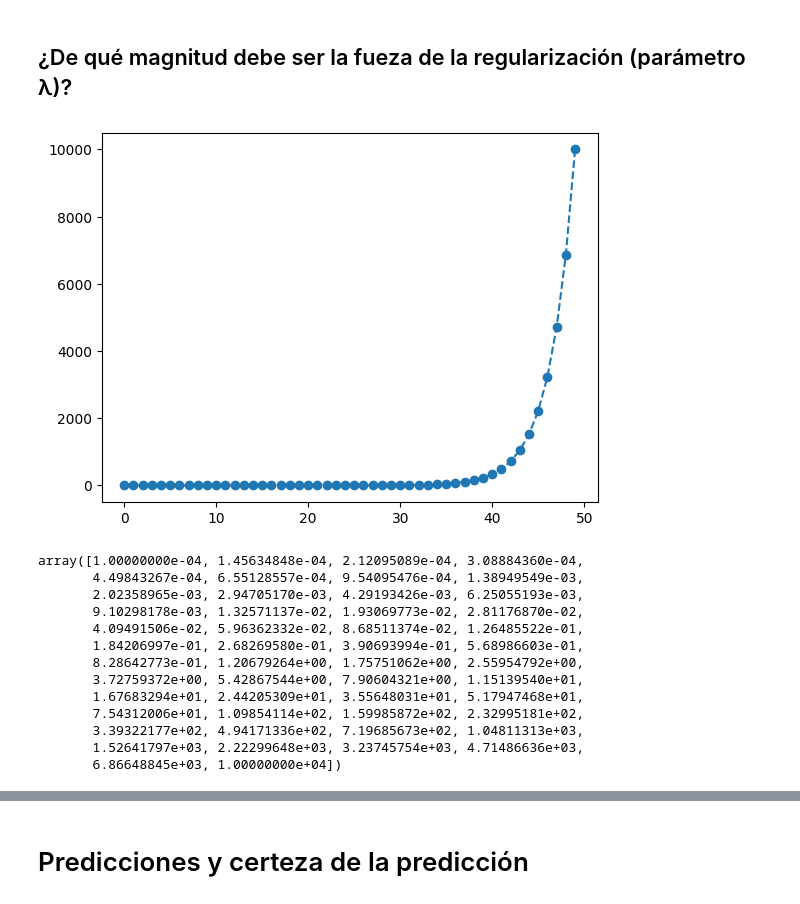
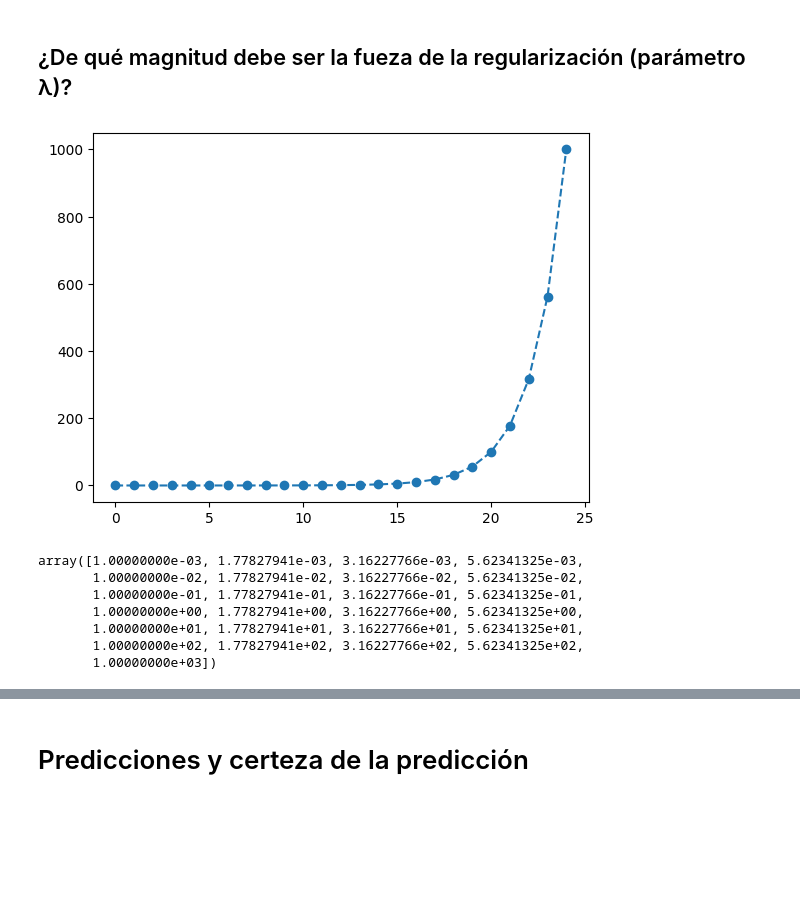
Before and after one commit to AnIsAsPe/LogisticRegression_SpamOpinion, a Jupyter notebook: Notebooks/Clasificador_reseñas_Regresión_logística_.ipynb, the cells around one changed output, grey strips where cells are left out. Saved outputs shown, nothing was run; the diff lists cells and outputs as text; code cells hidden in the pictures; blank space fills up the shorter version.

```diff
--- a/Notebooks/Clasificador_reseñas_Regresión_logística_.ipynb
+++ b/Notebooks/Clasificador_reseñas_Regresión_logística_.ipynb
@@ -409,27 +406,21 @@ evaluacion(clasificador_rl, 'prueba')
 # %% [markdown]
 ## ¿De qué magnitud debe ser la fueza de la regularización (parámetro  λ)?
 # %%
-lambdas = np.logspace(-4, 4, 50)
+lambdas = np.logspace(-3, 3, 25)
 plt.plot(lambdas, linestyle='--', marker='o')
 plt.show()
 # %% [output]
-[figure, old version]
+[figure, new version]
 # %%
 lambdas
 # %% [output]
-array([1.00000000e-04, 1.45634848e-04, 2.12095089e-04, 3.08884360e-04,
-       4.49843267e-04, 6.55128557e-04, 9.54095476e-04, 1.38949549e-03,
-       2.02358965e-03, 2.94705170e-03, 4.29193426e-03, 6.25055193e-03,
-       9.10298178e-03, 1.32571137e-02, 1.93069773e-02, 2.81176870e-02,
-       4.09491506e-02, 5.96362332e-02, 8.68511374e-02, 1.26485522e-01,
-       1.84206997e-01, 2.68269580e-01, 3.90693994e-01, 5.68986603e-01,
-       8.28642773e-01, 1.20679264e+00, 1.75751062e+00, 2.55954792e+00,
-       3.72759372e+00, 5.42867544e+00, 7.90604321e+00, 1.15139540e+01,
-       1.67683294e+01, 2.44205309e+01, 3.55648031e+01, 5.17947468e+01,
-       7.54312006e+01, 1.09854114e+02, 1.59985872e+02, 2.32995181e+02,
-       3.39322177e+02, 4.94171336e+02, 7.19685673e+02, 1.04811313e+03,
-       1.52641797e+03, 2.22299648e+03, 3.23745754e+03, 4.71486636e+03,
-       6.86648845e+03, 1.00000000e+04])
+array([1.00000000e-03, 1.77827941e-03, 3.16227766e-03, 5.62341325e-03,
+       1.00000000e-02, 1.77827941e-02, 3.16227766e-02, 5.62341325e-02,
+       1.00000000e-01, 1.77827941e-01, 3.16227766e-01, 5.62341325e-01,
+       1.00000000e+00, 1.77827941e+00, 3.16227766e+00, 5.62341325e+00,
+       1.00000000e+01, 1.77827941e+01, 3.16227766e+01, 5.62341325e+01,
+       1.00000000e+02, 1.77827941e+02, 3.16227766e+02, 5.62341325e+02,
+       1.00000000e+03])
 # %%
 %%time
 from sklearn.model_selection import GridSearchCV
```
Also changed, not shown: parts of 36 cells of this notebook.
